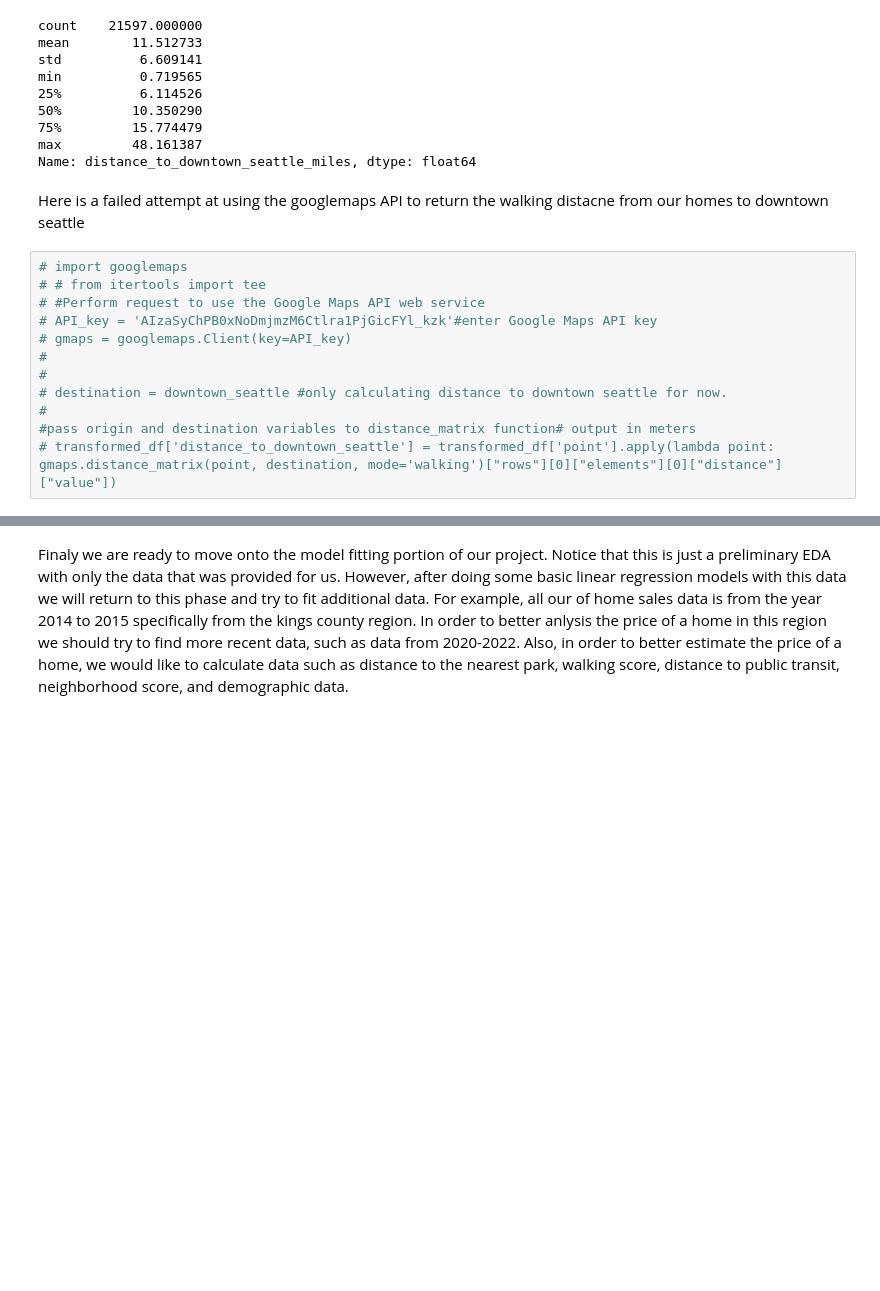
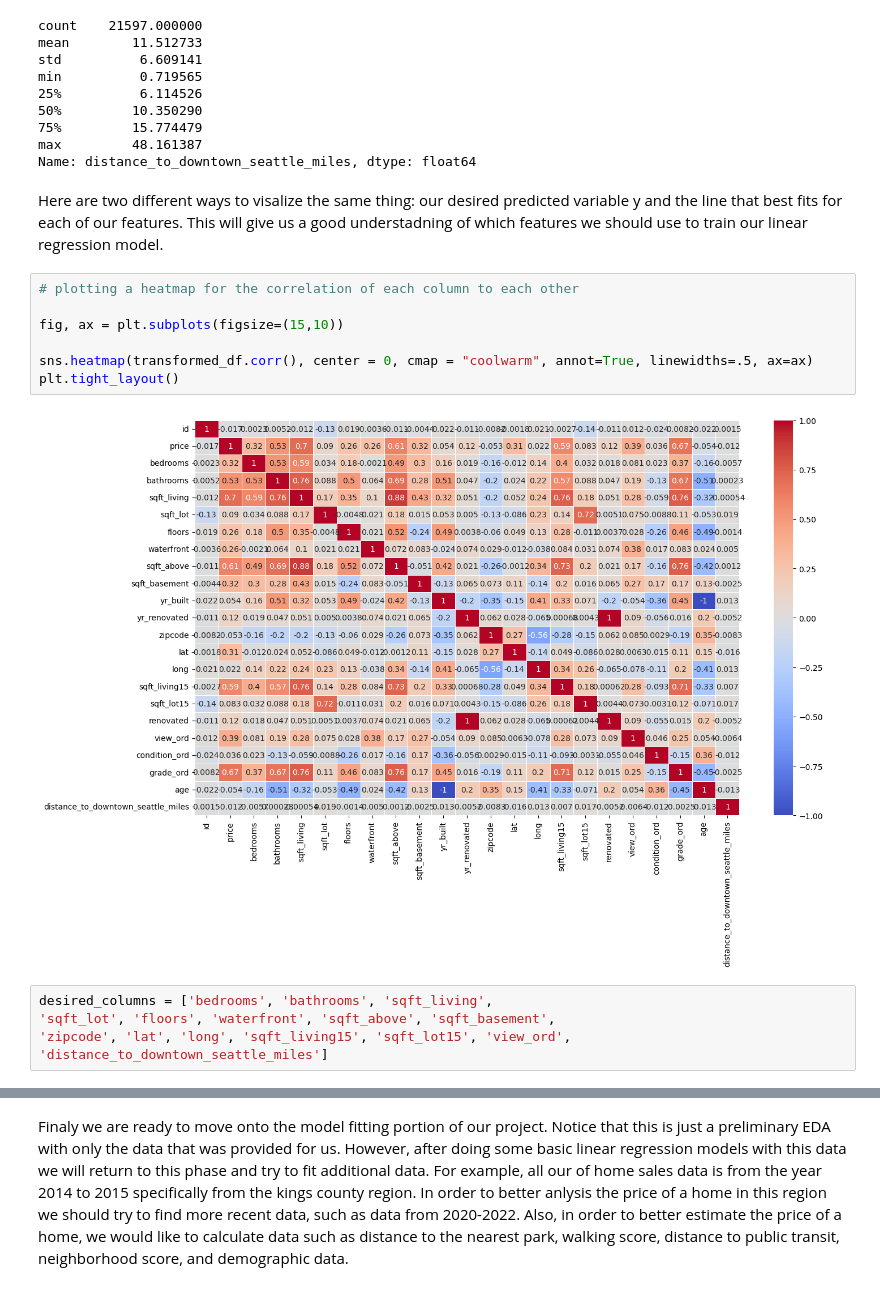
Before and after one commit to tweatherfordk/Linear-Regression-Housing-Model, a Jupyter notebook: Pedro/kings_county_eda.ipynb, the cells around one changed output, grey strips where cells are left out. Cells and saved outputs as stored; diff of their text form; blank space fills up the shorter version.

```diff
--- a/Pedro/kings_county_eda.ipynb
+++ b/Pedro/kings_county_eda.ipynb
@@ -256,17 +223,19 @@ min          0.719565
 75%         15.774479
 max         48.161387
 Name: distance_to_downtown_seattle_miles, dtype: float64
-# %% [markdown]
-Here is a failed attempt at using the googlemaps API to return the walking distacne from our homes to downtown seattle
-# %%
-# import googlemaps
-# # from itertools import tee
-# #Perform request to use the Google Maps API web service
-# API_key = 'AIzaSyChPB0xNoDmjmzM6Ctlra1PjGicFYl_kzk'#enter Google Maps API key
-# gmaps = googlemaps.Client(key=API_key)
-#
-#
-# destination = downtown_seattle #only calculating distance to downtown seattle for now.
-#
-#pass origin and destination variables to distance_matrix function# output in meters
-# transformed_df['distance_to_downtown_seattle'] = transformed_df['point'].apply(lambda point: gmaps.distance_matrix(point, destination, mode='walking')["rows"][0]["elements"][0]["distance"]["value"])
+# %% [markdown]
+Here are two different ways to visalize the same thing: our desired predicted variable y and the line that best fits for each of our features. This will give us a good understadning of which features we should use to train our linear regression model.
+# %%
+# plotting a heatmap for the correlation of each column to each other
+
+fig, ax = plt.subplots(figsize=(15,10))
+
+sns.heatmap(transformed_df.corr(), center = 0, cmap = "coolwarm", annot=True, linewidths=.5, ax=ax)
+plt.tight_layout()
+# %% [output]
+[figure, added]
+# %%
+desired_columns = ['bedrooms', 'bathrooms', 'sqft_living',
+'sqft_lot', 'floors', 'waterfront', 'sqft_above', 'sqft_basement',
+'zipcode', 'lat', 'long', 'sqft_living15', 'sqft_lot15', 'view_ord',
+'distance_to_downtown_seattle_miles']
```
Also changed, not shown: parts of 10 cells of this notebook, 2 other files.
